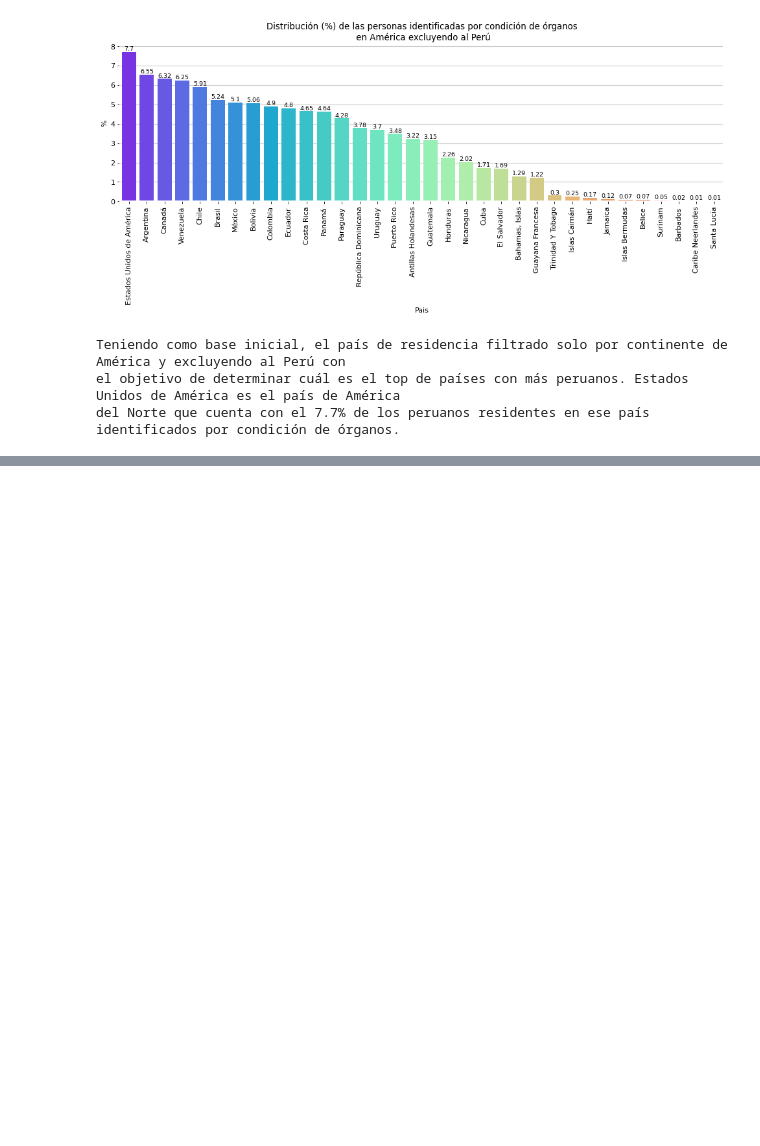
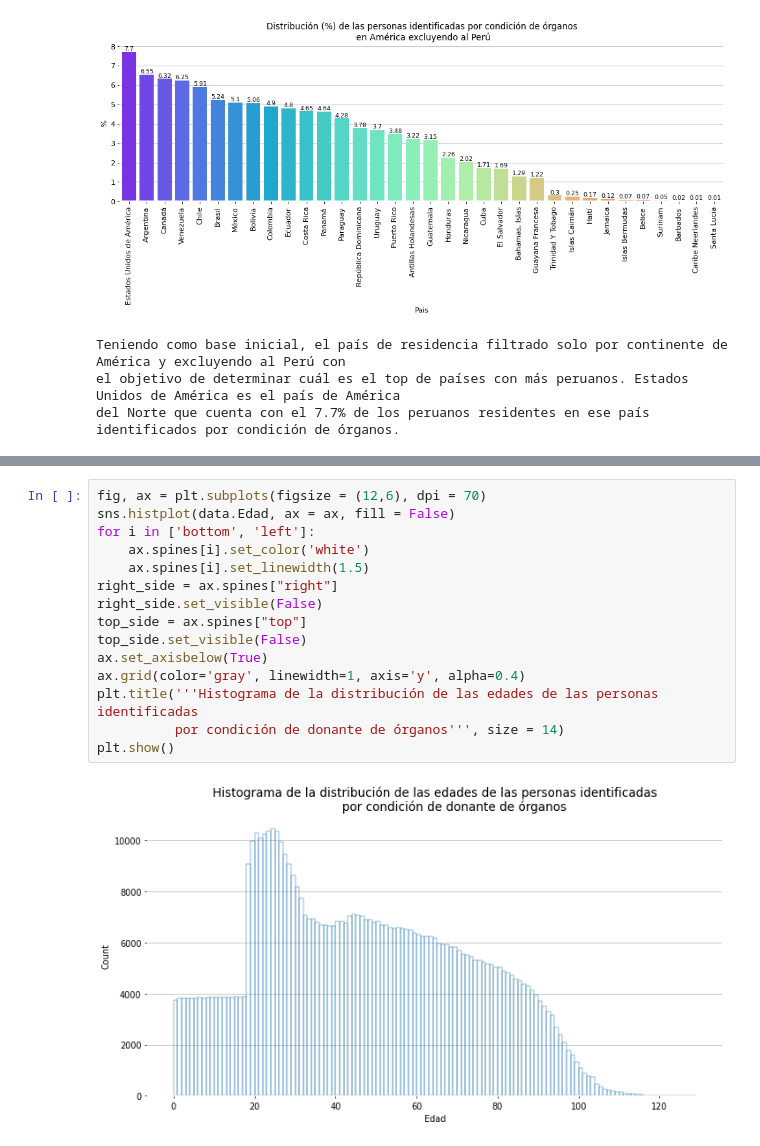
Before and after one commit to SebastianUrdaneguiBisalaya/Analisis-Donantes-RENIEC, a Jupyter notebook: analisis.ipynb, the cells around one changed output, grey strips where cells are left out. Saved outputs shown, nothing was run; the diff lists cells and outputs as text; blank space fills up the shorter version.

```diff
--- a/analisis.ipynb
+++ b/analisis.ipynb
@@ -240,0 +247,17 @@ del Norte que cuenta con el 7.7% de los peruanos residentes en ese país identif
+# %%
+fig, ax = plt.subplots(figsize = (12,6), dpi = 70)
+sns.histplot(data.Edad, ax = ax, fill = False)
+for i in ['bottom', 'left']:
+    ax.spines[i].set_color('white')
+    ax.spines[i].set_linewidth(1.5)
+right_side = ax.spines["right"]
+right_side.set_visible(False)
+top_side = ax.spines["top"]
+top_side.set_visible(False)
+ax.set_axisbelow(True)
+ax.grid(color='gray', linewidth=1, axis='y', alpha=0.4)
+plt.title('''Histograma de la distribución de las edades de las personas identificadas
+          por condición de donante de órganos''', size = 14)
+plt.show()
+# %% [output]
+[figure, added]
```
Also changed, not shown: parts of 6 cells of this notebook.
